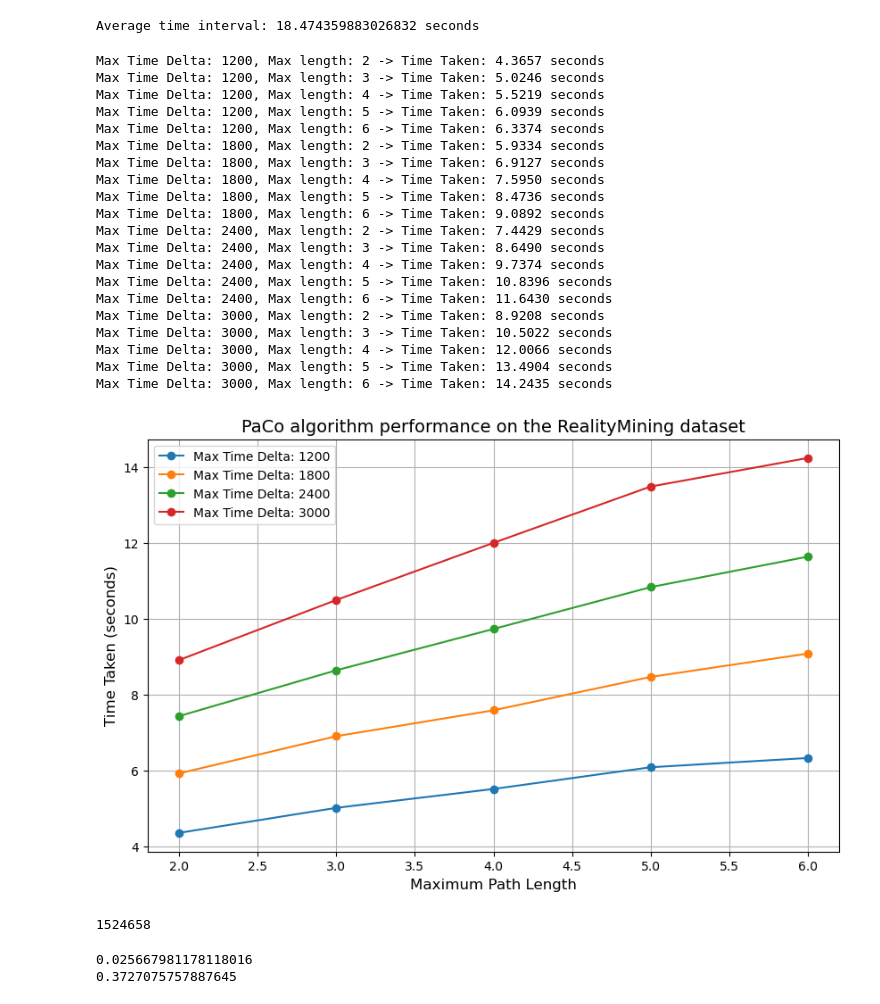
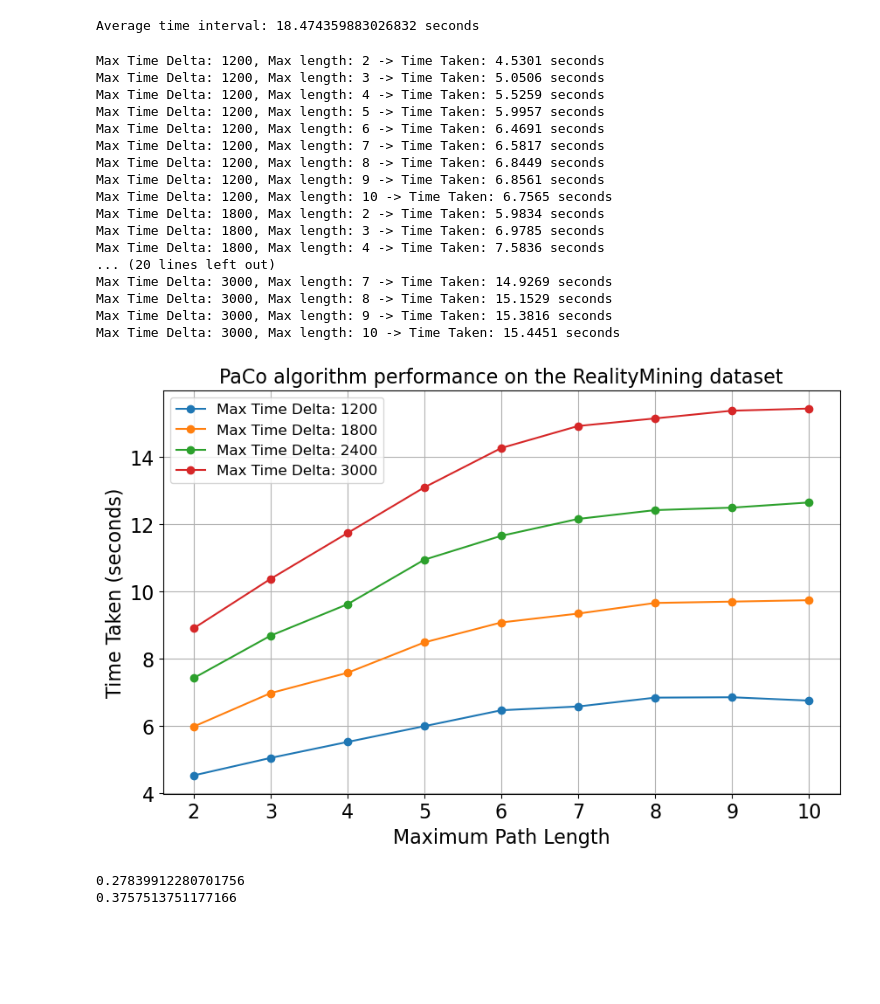
Before and after one commit to aryastark1614/SNACS-Project, a Jupyter notebook: RealityMining.ipynb, the cells around one changed output. Saved outputs shown, nothing was run; the diff lists cells and outputs as text; code cells hidden in the pictures; blank space fills up the shorter version.

```diff
--- a/RealityMining.ipynb
+++ b/RealityMining.ipynb
@@ -89,35 +89,32 @@ def paco(data, delta, max_length):
     return path_counts
 # %%
 delta_values = [1200, 1800, 2400, 3000]
-max_length_values = [2, 3, 4, 5, 6]
-
+max_length_values = [2, 3, 4, 5, 6, 7, 8, 9, 10]
+found_paths = []
 # Loop through the values and measure execution time
 for delta in delta_values:
     for max_length in max_length_values:
         start_time = time.time()  # Record start time
         results = paco(data_tuples, delta, max_length)
         end_time = time.time()  # Record end time
+        found_paths.append([len(results), delta, max_length]) # add the amount of found paths to a list to keep track of the increase in found paths
         elapsed_time = end_time - start_time  # Calculate elapsed time
-
         print(f"Max Time Delta: {delta}, Max length: {max_length} -> Time Taken: {elapsed_time:.4f} seconds")
 # %% [output]
-Max Time Delta: 1200, Max length: 2 -> Time Taken: 4.3657 seconds
-Max Time Delta: 1200, Max length: 3 -> Time Taken: 5.0246 seconds
-Max Time Delta: 1200, Max length: 4 -> Time Taken: 5.5219 seconds
-Max Time Delta: 1200, Max length: 5 -> Time Taken: 6.0939 seconds
-Max Time Delta: 1200, Max length: 6 -> Time Taken: 6.3374 seconds
-Max Time Delta: 1800, Max length: 2 -> Time Taken: 5.9334 seconds
-Max Time Delta: 1800, Max length: 3 -> Time Taken: 6.9127 seconds
-Max Time Delta: 1800, Max length: 4 -> Time Taken: 7.5950 seconds
-Max Time Delta: 1800, Max length: 5 -> Time Taken: 8.4736 seconds
-Max Time Delta: 1800, Max length: 6 -> Time Taken: 9.0892 seconds
-Max Time Delta: 2400, Max length: 2 -> Time Taken: 7.4429 seconds
-Max Time Delta: 2400, Max length: 3 -> Time Taken: 8.6490 seconds
-Max Time Delta: 2400, Max length: 4 -> Time Taken: 9.7374 seconds
-Max Time Delta: 2400, Max length: 5 -> Time Taken: 10.8396 seconds
-Max Time Delta: 2400, Max length: 6 -> Time Taken: 11.6430 seconds
-Max Time Delta: 3000, Max length: 2 -> Time Taken: 8.9208 seconds
-Max Time Delta: 3000, Max length: 3 -> Time Taken: 10.5022 seconds
-Max Time Delta: 3000, Max length: 4 -> Time Taken: 12.0066 seconds
-Max Time Delta: 3000, Max length: 5 -> Time Taken: 13.4904 seconds
-Max Time Delta: 3000, Max length: 6 -> Time Taken: 14.2435 seconds
+Max Time Delta: 1200, Max length: 2 -> Time Taken: 4.5301 seconds
+Max Time Delta: 1200, Max length: 3 -> Time Taken: 5.0506 seconds
+Max Time Delta: 1200, Max length: 4 -> Time Taken: 5.5259 seconds
+Max Time Delta: 1200, Max length: 5 -> Time Taken: 5.9957 seconds
+Max Time Delta: 1200, Max length: 6 -> Time Taken: 6.4691 seconds
+Max Time Delta: 1200, Max length: 7 -> Time Taken: 6.5817 seconds
+Max Time Delta: 1200, Max length: 8 -> Time Taken: 6.8449 seconds
+Max Time Delta: 1200, Max length: 9 -> Time Taken: 6.8561 seconds
+Max Time Delta: 1200, Max length: 10 -> Time Taken: 6.7565 seconds
+Max Time Delta: 1800, Max length: 2 -> Time Taken: 5.9834 seconds
+Max Time Delta: 1800, Max length: 3 -> Time Taken: 6.9785 seconds
+Max Time Delta: 1800, Max length: 4 -> Time Taken: 7.5836 seconds
+... (20 lines left out)
+Max Time Delta: 3000, Max length: 7 -> Time Taken: 14.9269 seconds
+Max Time Delta: 3000, Max length: 8 -> Time Taken: 15.1529 seconds
+Max Time Delta: 3000, Max length: 9 -> Time Taken: 15.3816 seconds
+Max Time Delta: 3000, Max length: 10 -> Time Taken: 15.4451 seconds
@@ -124,29 +123,27 @@ Max Time Delta: 3000, Max length: 6 -> Time Taken: 14.2435 seconds
 # %%
 time_deltas = [1200, 1800, 2400, 3000]
-max_lengths = [2, 3, 4, 5, 6]
+max_lengths = [2, 3, 4, 5, 6, 7, 8, 9, 10]
 times = {
-    1200: [4.3657, 5.0246, 5.5219, 6.0939, 6.3374],
-    1800: [5.9334, 6.9127, 7.5950, 8.4736, 9.0892],
-    2400: [7.4429, 8.6490, 9.7374, 10.8396, 11.6430],
-    3000: [8.9208, 10.5022, 12.0066, 13.4904, 14.2435]
+    1200: [4.5301, 5.0506, 5.5259, 5.9957, 6.4691, 6.5817, 6.8449, 6.8561, 6.7565],
+    1800: [5.9834, 6.9785, 7.5836, 8.4883, 9.0817, 9.3462, 9.6615, 9.7020, 9.7434],
+    2400: [7.4259, 8.6880, 9.6228, 10.9488, 11.6595, 12.1620, 12.4240, 12.4976, 12.6512],
+    3000: [8.9068, 10.3772, 11.7403, 13.1016, 14.2713, 14.9269, 15.1529, 15.3816, 15.4451]
 }
 # Plotting
 plt.figure(figsize=(10, 6))
 
 for delta in time_deltas:
     plt.plot(max_lengths, times[delta], marker='o', label=f'Max Time Delta: {delta}')
 
 # Labels and legend
-plt.xlabel('Maximum Path Length', fontsize=12)
-plt.ylabel('Time Taken (seconds)', fontsize=12)
-plt.title('PaCo algorithm performance on the RealityMining dataset', fontsize=14)
-plt.legend()
+plt.xlabel('Maximum Path Length', fontsize=16)
+plt.ylabel('Time Taken (seconds)', fontsize=16)
+plt.title('PaCo algorithm performance on the RealityMining dataset', fontsize=16)
+plt.legend(fontsize=12)
 plt.grid(True)
+plt.xticks(range(2, 11), fontsize=16)
+plt.yticks(fontsize=16)
 plt.show()
 # %% [output]
-[figure, old version]
+[figure, new version]
-# %%
-print(len(results))
-# %% [output]
-1524658
 # %%
@@ -156,7 +154,7 @@ for index, row in df.iterrows():
 # %%
-print(nx.density(G_email))
-print(nx.average_clustering(G_email))
+print(nx.density(G_reality))
+print(nx.average_clustering(G_reality))
 # %% [output]
-0.025667981178118016
-0.3727075757887645
+0.27839912280701756
+0.3757513751177166
 # %%
```
Also changed, not shown: parts of 9 cells of this notebook, 2 other files.
